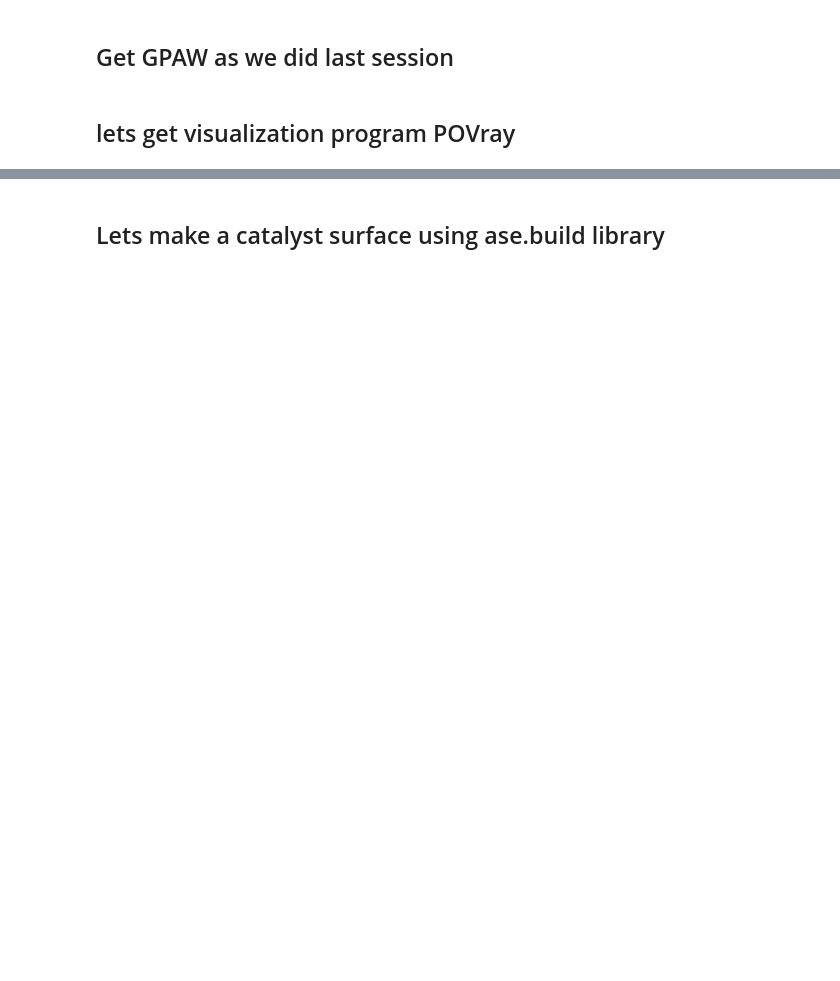
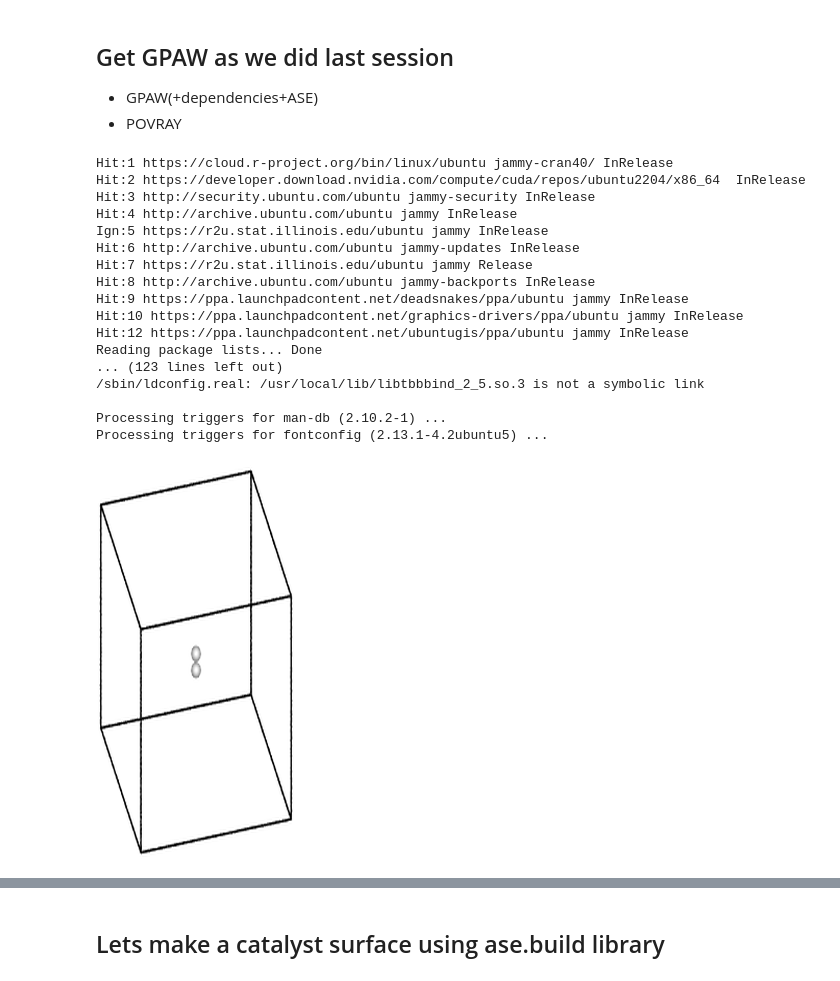
Before and after one commit to s-choung/Simulation_tutorials, a Jupyter notebook: handson2_dft_surface.ipynb, the cells around one changed output, grey strips where cells are left out. Saved outputs shown, nothing was run; the diff lists cells and outputs as text; code cells hidden in the pictures; blank space fills up the shorter version.

```diff
--- a/handson2_dft_surface.ipynb
+++ b/handson2_dft_surface.ipynb
@@ -2,12 +2,15 @@
 <a href="https://colab.research.google.com/github/s-choung/Simulation_tutorials/blob/main/handson2_dft_surface.ipynb" target="_parent"><img src="https://colab.research.google.com/assets/colab-badge.svg" alt="Open In Colab"/></a>
 # %% [markdown]
 ## Get GPAW as we did last session
+- GPAW(+dependencies+ASE)
+- POVRAY
 # %%
 !apt-get update
 !apt-get install -y python3-dev libopenblas-dev liblapack-dev libfftw3-dev libxc-dev
 !pip install gpaw
 !gpaw test
-!gpaw install-data ./
+!wget https://wiki.fysik.dtu.dk/gpaw-files/gpaw-setups-24.1.0.tar.gz
+!tar -xzf gpaw-setups-24.1.0.tar.gz
 
 import os
 import gzip
@@ -21,37 +24,89 @@ for filename in os.listdir(setup_path):
     if filename.endswith('.gz'):
         filepath = os.path.join(setup_path, filename)
         with gzip.open(filepath, 'rb') as f_in:
             with open(filepath[:-3], 'wb') as f_out:
                 shutil.copyfileobj(f_in, f_out)
 
-# List the files after uncompressing to ensure the process completed successfully
-print("Files in setup directory after uncompressing:", os.listdir(setup_path))
-
 # Set the GPAW_SETUP_PATH environment variable
 os.environ['GPAW_SETUP_PATH'] = setup_path
-
 # Verify the environment variable
 print("GPAW_SETUP_PATH:", os.environ['GPAW_SETUP_PATH'])
 
 # Import ASE and GPAW and run your calculation
 from ase import Atoms
 from gpaw import GPAW
 
 # Define the atomic structure
 d = 0.74
-a = 6.0
+a = 10.0
 
 h2 = Atoms('H2',
               positions=[(0, 0, 0),
                          (0, 0, d)],
               cell=(a, a, a))
 h2.center()
 # Initialize GPAW calculator without specifying the 'setups' parameter
 calc = GPAW(mode='fd', nbands=2, txt='h2.txt')
 h2.calc = calc
 
 # Run the calculation
 print("Forces on atoms:", h2.get_forces())
 print("Energies on atoms:", h2.get_total_energy())
+
+!sudo apt-get install povray  ## visulization program
+
+import os
+import shutil
+from ase.io import write  # Import the write function from ASE
+from PIL import Image
+from IPython.display import display  # Import display for Jupyter Notebooks
+
+
+def visual(structure, max_size=(200, 200), stretch_y=2.0, rotation='15z,-60x', png_save_path='./'):
+    renderer = write('./temp.pov', structure, rotation=rotation)
+    renderer.render()
+    image_path = './temp.png'
+    img = Image.open(image_path)
+
+    # Calculate new size with stretch factor
+    new_size = (max_size[0], int(max_size[1] * stretch_y))
+    img = img.resize(new_size, Image.LANCZOS)
+    display(img)
+
+    # Move files to output directory
+    files = ['./temp.ini', './temp.pov', './temp.png']
+    destination = './output/'
+
+    # Ensure destination directory exists
+    os.makedirs(destination, exist_ok=True)
+
+    for file in files:
+        # Remove the file in the destination directory if it exists
+        if os.path.isfile(os.path.join(destination, os.path.basename(file))):
+            os.remove(os.path.join(destination, os.path.basename(file)))
+
+        if file == './temp.png':
+            new_file_name = png_save_path + f'temp.png'
+        else:
+            new_file_name = os.path.basename(file)
+        shutil.move(file, os.path.join(destination, new_file_name))
+visual(h2)
+# %% [output]
+Hit:1 https://cloud.r-project.org/bin/linux/ubuntu jammy-cran40/ InRelease
+Hit:2 https://developer.download.nvidia.com/compute/cuda/repos/ubuntu2204/x86_64  InRelease
+Hit:3 http://security.ubuntu.com/ubuntu jammy-security InRelease
+Hit:4 http://archive.ubuntu.com/ubuntu jammy InRelease
+Ign:5 https://r2u.stat.illinois.edu/ubuntu jammy InRelease
+Hit:6 http://archive.ubuntu.com/ubuntu jammy-updates InRelease
+Hit:7 https://r2u.stat.illinois.edu/ubuntu jammy Release
+Hit:8 http://archive.ubuntu.com/ubuntu jammy-backports InRelease
+Hit:9 https://ppa.launchpadcontent.net/deadsnakes/ppa/ubuntu jammy InRelease
+Hit:10 https://ppa.launchpadcontent.net/graphics-drivers/ppa/ubuntu jammy InRelease
+Hit:12 https://ppa.launchpadcontent.net/ubuntugis/ppa/ubuntu jammy InRelease
+Reading package lists... Done
+... (123 lines left out)
+/sbin/ldconfig.real: /usr/local/lib/libtbbbind_2_5.so.3 is not a symbolic link
+
+Processing triggers for man-db (2.10.2-1) ...
+Processing triggers for fontconfig (2.13.1-4.2ubuntu5) ...
+[figure, added]
-# %% [markdown]
-## lets get visualization program POVray
```
Also changed, not shown: parts of 3 cells of this notebook.
